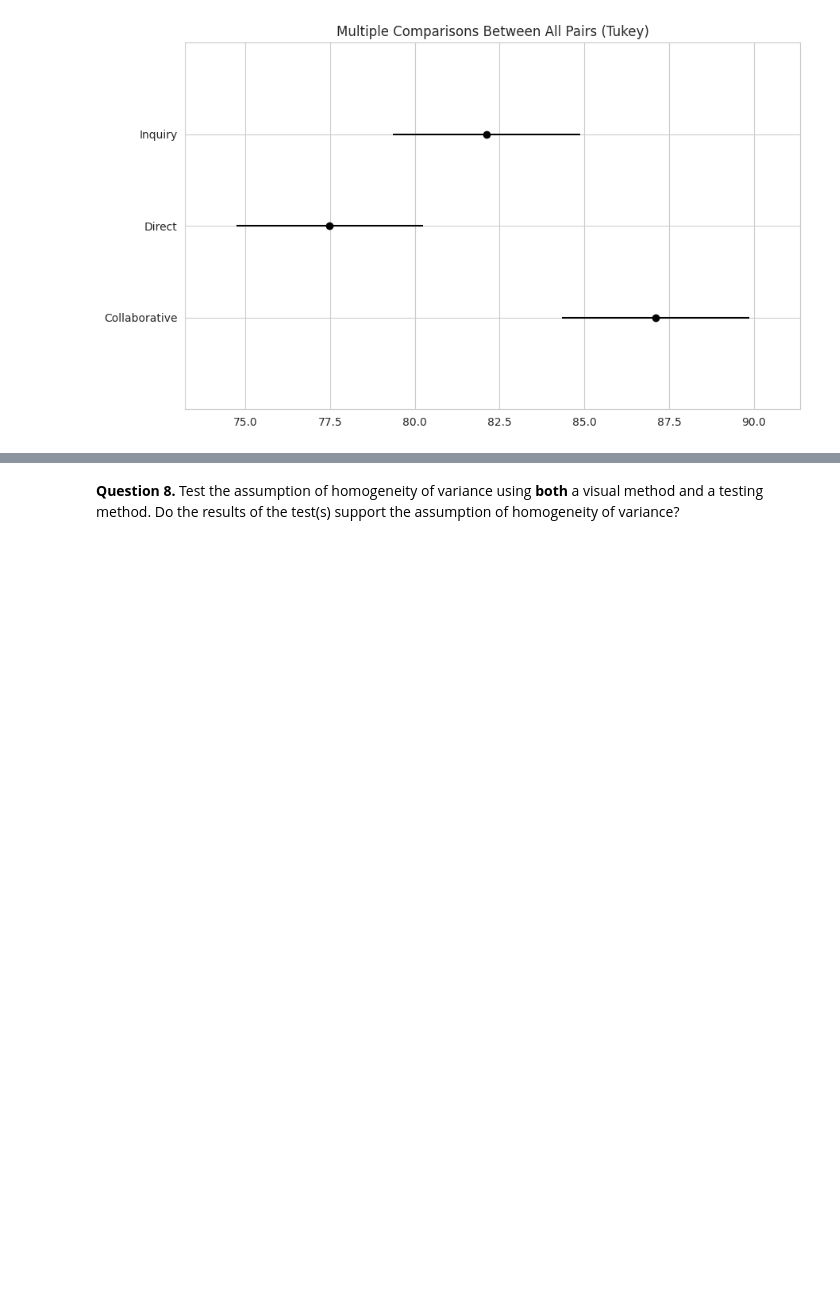
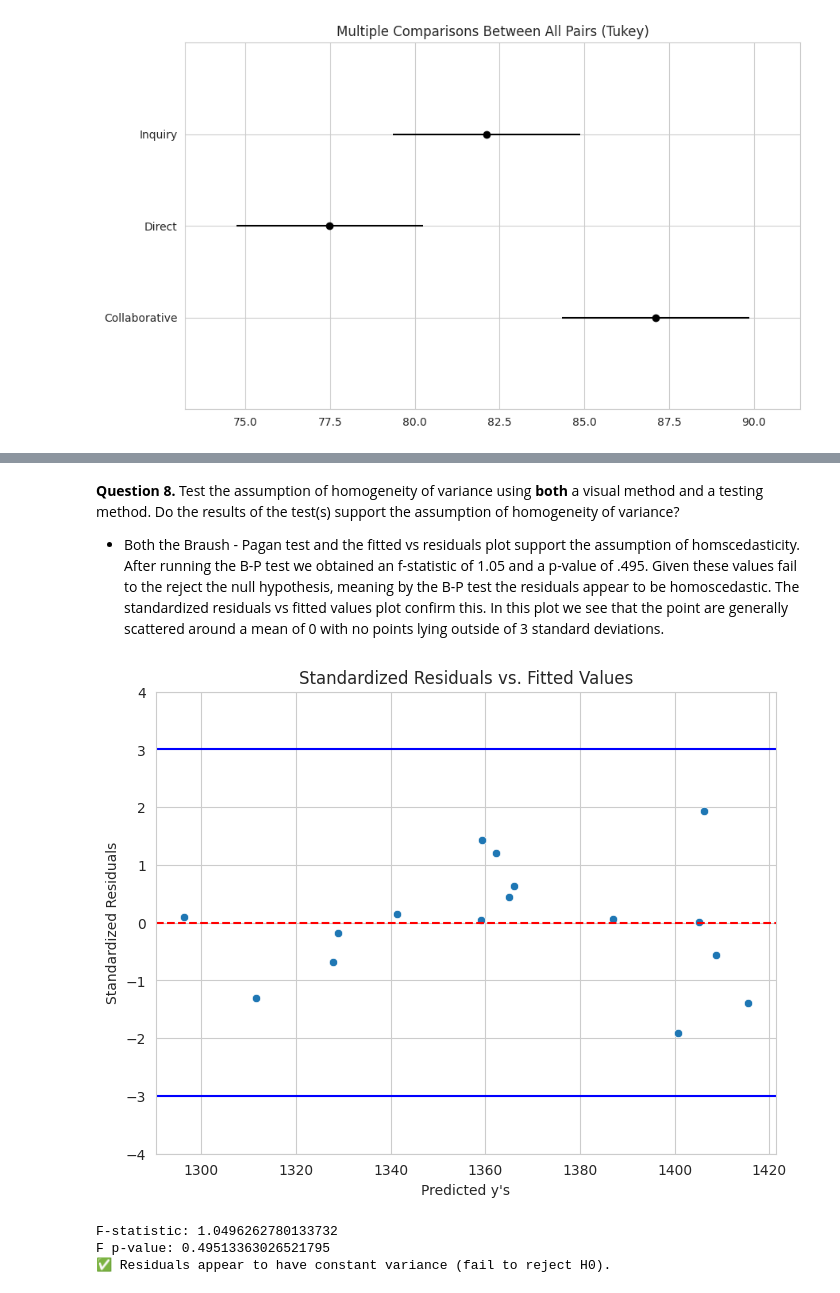
Before and after one commit to JaredLasley/STAT-7220-Applied-Experimental-Design, a Jupyter notebook: Assignments/HW2/HW-2.ipynb, the cells around one changed output, grey strips where cells are left out. Drawn from its saved outputs; the diff is of its cells as text; code cells hidden in the pictures; blank space fills up the shorter version.

```diff
--- a/Assignments/HW2/HW-2.ipynb
+++ b/Assignments/HW2/HW-2.ipynb
@@ -378,5 +458,61 @@ print(sum_stats)
 # %% [markdown]
 **Question 8.** Test the assumption of homogeneity of variance using **both** a visual method and a testing method. Do the results of the test(s) support the assumption of homogeneity of variance?
+* Both the Braush - Pagan test and the fitted vs residuals plot support the assumption of homscedasticity. After running the B-P test we obtained an f-statistic of 1.05 and a p-value of .495. Given these values fail to the reject the null hypothesis, meaning by the B-P test the residuals appear to be homoscedastic. The standardized residuals vs fitted values plot confirm this. In this plot we see that the point are generally scattered around a mean of 0 with no points lying outside of 3 standard deviations.
+# %%
+## Assessing Constant Variance ##
+
+## Scatterplot of Standardized Residuals to Fitted Values ##
+
+## Obtain Standardized Residuals ##
+
+standardized_residuals = online_mod.get_influence().resid_studentized_internal
+
+## Get the fitted values ##
+
+fitted_values = online_mod.fittedvalues
+
+## Create the plot ##
+
+plt.figure(figsize=(8, 6))
+sns.scatterplot(x=fitted_values, y=standardized_residuals)
+plt.axhline(y=0, linestyle='dashed', color='red')
+plt.axhline(y=3, color='blue')
+plt.axhline(y=-3, color='blue')
+plt.xlabel("Predicted y's")
+plt.ylabel("Standardized Residuals")
+plt.title("Standardized Residuals vs. Fitted Values")
+plt.style.use('classic')
+plt.show()
+
+## B-P Test ##
+
+## Import necessary function: ##
+
+from statsmodels.stats.diagnostic import het_breuschpagan
+
+## Run B-P Test ##
+
+bp_test = het_breuschpagan(online_mod.resid,online_mod.model.exog)
+
+## Extract F-statistic ##
+
+f_statistic = bp_test[2]
+
+## Extract its P-Value ##
+
+f_p_value = bp_test[3]
+
+print(f"F-statistic: {f_statistic}")
+print(f"F p-value: {f_p_value}")
+if f_p_value > 0.05:
+    print("✅ Residuals appear to have constant variance (fail to reject H0).")
+else:
+    print("❌ Residuals do not appear to have constant variance (reject H0).")
+# %% [output]
+[figure, added]
+F-statistic: 1.0496262780133732
+F p-value: 0.49513363026521795
+✅ Residuals appear to have constant variance (fail to reject H0).
 # %% [markdown]
 
 **Question 9.** Report the F-statistic and its associated p-value for the treatment effect. Which of our two hypotheses is more strongly supported? Why?
```
Also changed, not shown: parts of 11 cells of this notebook.
